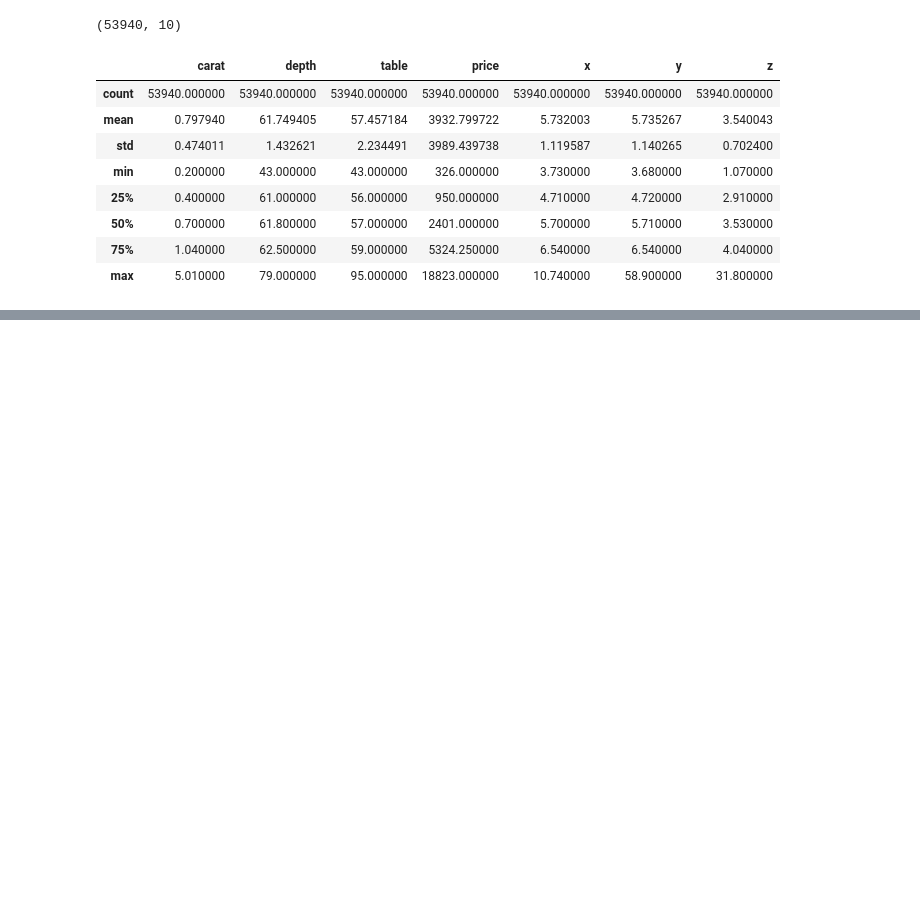
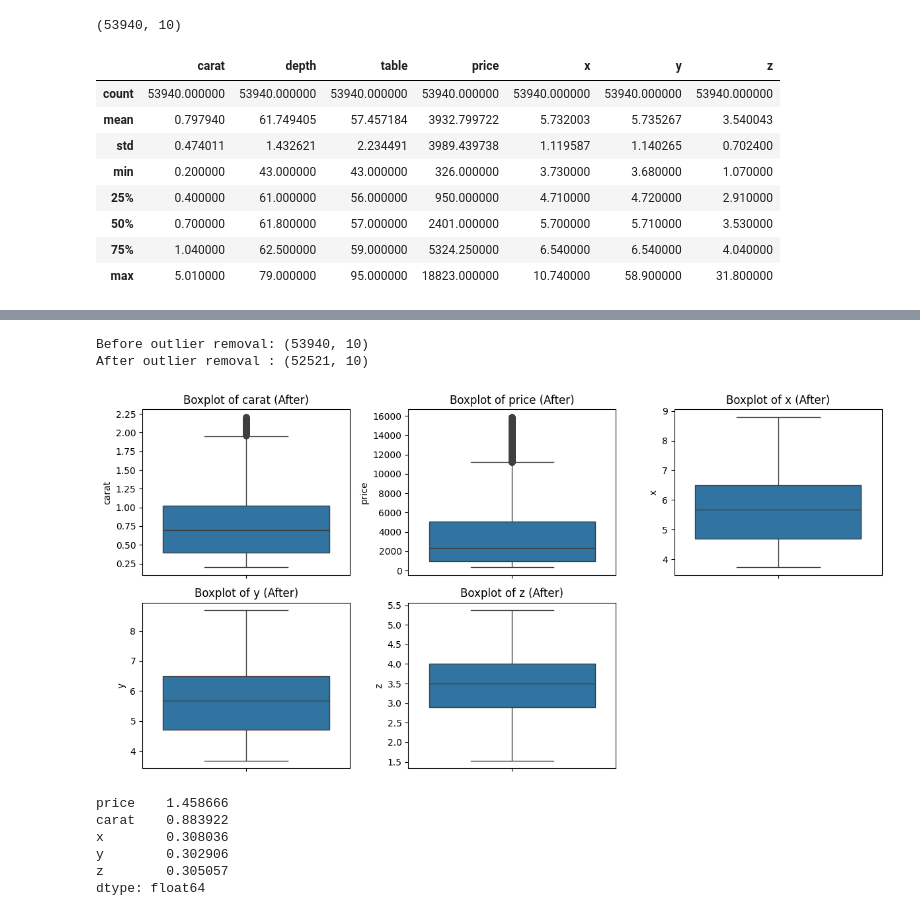
Before and after one commit to Aishwarya-byte21/Diamond-Price-Prediction, a Jupyter notebook: Diamonds.ipynb, the cells around one changed output, grey strips where cells are left out. Cells and saved outputs as stored; diff of their text form; code cells hidden in the pictures; blank space fills up the shorter version.

```diff
--- a/Diamonds.ipynb
+++ b/Diamonds.ipynb
@@ -886,0 +192,29 @@ pickle.dump(scaler_cluster, open("cluster_scaler.pkl", "wb"))
+# %%
+df_clean = df[(z_scores < 3).all(axis=1)]
+
+print("Before outlier removal:", df.shape)
+print("After outlier removal :", df_clean.shape)
+# %% [output]
+Before outlier removal: (53940, 10)
+After outlier removal : (52521, 10)
+# %%
+plt.figure(figsize=(12,6))
+for i, col in enumerate(num_cols):
+    plt.subplot(2,3,i+1)
+    sns.boxplot(y=df_clean[col])
+    plt.title(f'Boxplot of {col} (After)')
+
+plt.tight_layout()
+plt.show()
+# %% [output]
+[figure, added]
+# %%
+skewness = df_clean[['price','carat','x','y','z']].skew()
+print(skewness)
+# %% [output]
+price    1.458666
+carat    0.883922
+x        0.308036
+y        0.302906
+z        0.305057
+dtype: float64
```
Also changed, not shown: parts of 140 cells of this notebook.
